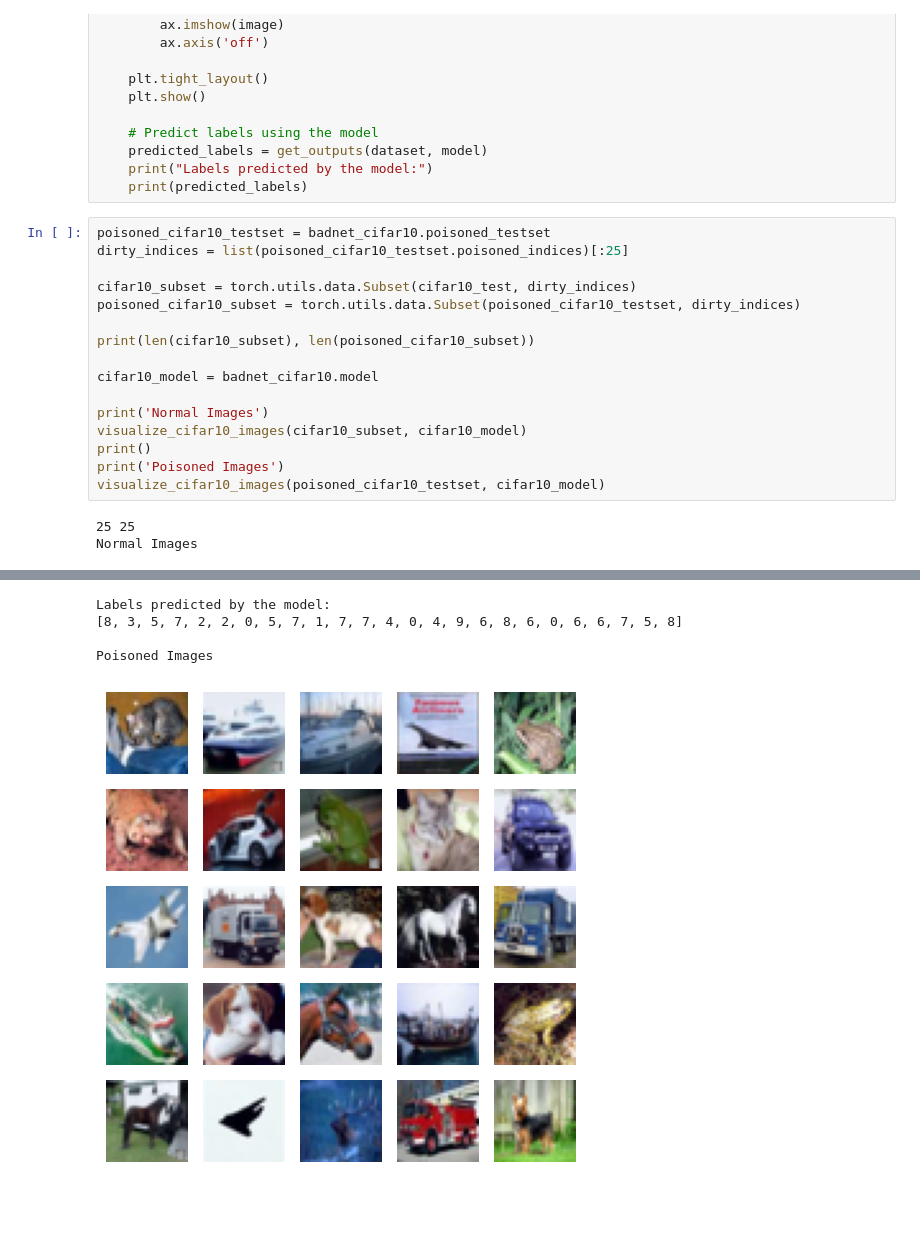
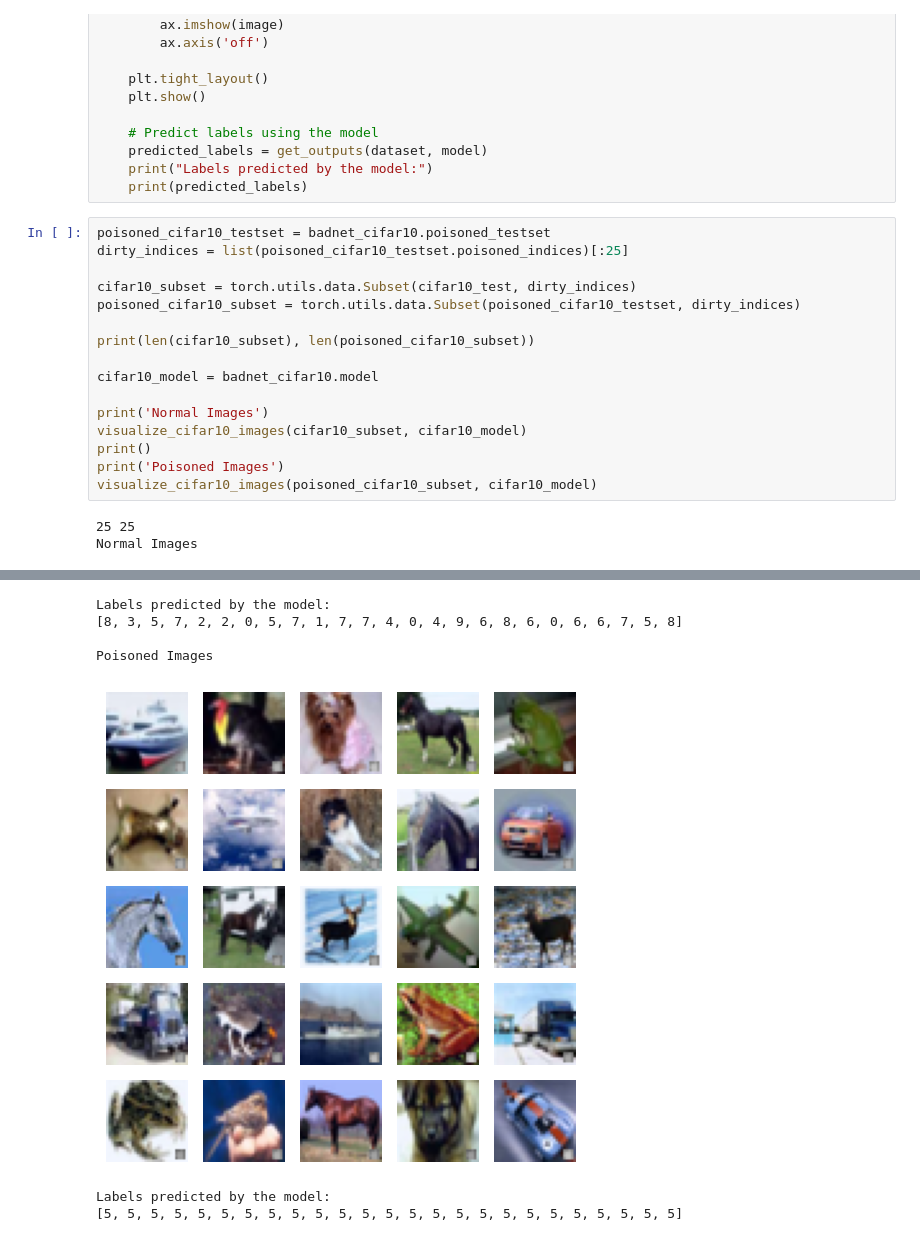
Before and after one commit to sashankneupane/backdoor-toolbox, a Jupyter notebook: notebooks/BadNets Experiment.ipynb, the cells around one changed output, grey strips where cells are left out. Cells and saved outputs as stored; diff of their text form; blank space fills up the shorter version.

```diff
--- a/notebooks/BadNets Experiment.ipynb
+++ b/notebooks/BadNets Experiment.ipynb
@@ -343,25 +343,27 @@ def visualize_cifar10_images(dataset, model):
 # %%
 poisoned_cifar10_testset = badnet_cifar10.poisoned_testset
 dirty_indices = list(poisoned_cifar10_testset.poisoned_indices)[:25]
 
 cifar10_subset = torch.utils.data.Subset(cifar10_test, dirty_indices)
 poisoned_cifar10_subset = torch.utils.data.Subset(poisoned_cifar10_testset, dirty_indices)
 
 print(len(cifar10_subset), len(poisoned_cifar10_subset))
 
 cifar10_model = badnet_cifar10.model
 
 print('Normal Images')
 visualize_cifar10_images(cifar10_subset, cifar10_model)
 print()
 print('Poisoned Images')
-visualize_cifar10_images(poisoned_cifar10_testset, cifar10_model)
+visualize_cifar10_images(poisoned_cifar10_subset, cifar10_model)
 # %% [output]
 25 25
 Normal Images
 [figure]
 Labels predicted by the model:
 [8, 3, 5, 7, 2, 2, 0, 5, 7, 1, 7, 7, 4, 0, 4, 9, 6, 8, 6, 0, 6, 6, 7, 5, 8]
 
 Poisoned Images
-[figure, old version]
+[figure, new version]
+Labels predicted by the model:
+[5, 5, 5, 5, 5, 5, 5, 5, 5, 5, 5, 5, 5, 5, 5, 5, 5, 5, 5, 5, 5, 5, 5, 5, 5]
```
